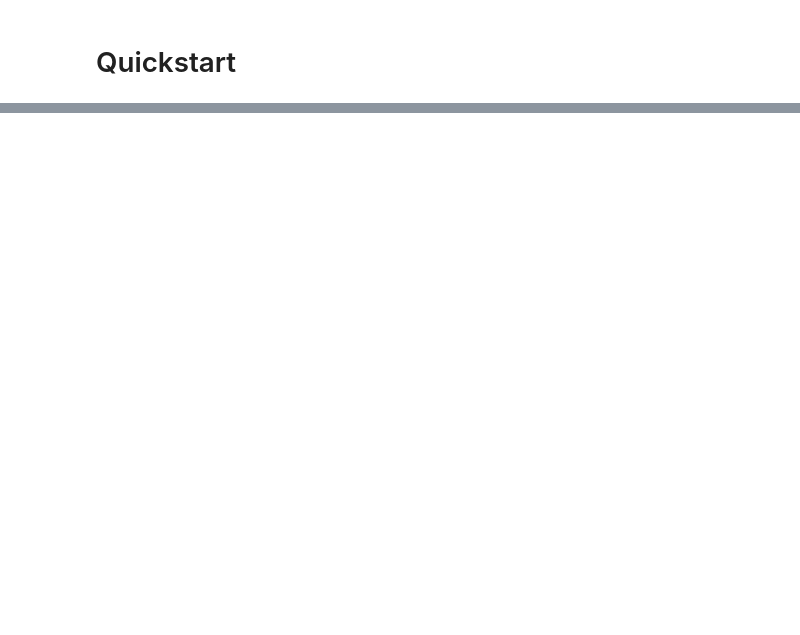
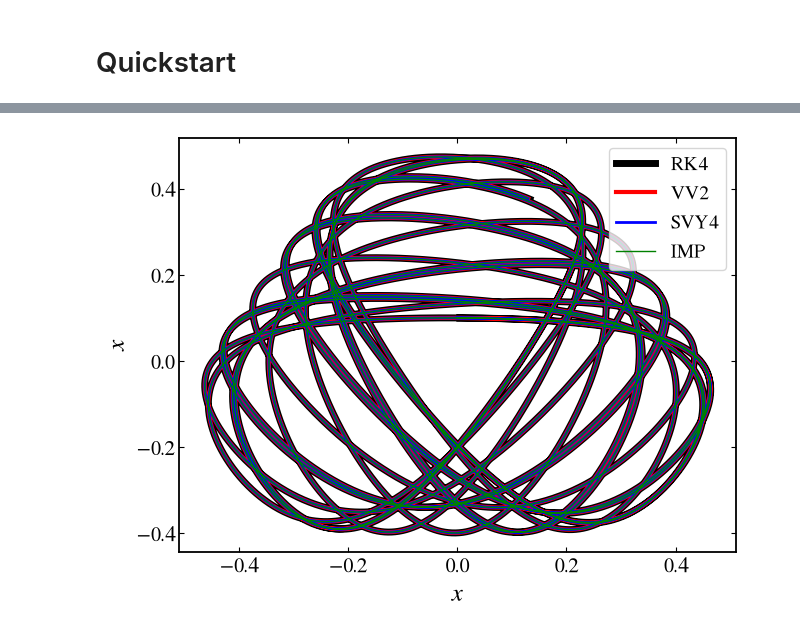
Before and after one commit to mrolims/pynamicalsys, a Jupyter notebook: docs/source/_static/hamiltonian_system_tutorial.ipynb, the cells around one changed output, grey strips where cells are left out. Drawn from its saved outputs; the diff is of its cells as text; code cells hidden in the pictures; blank space fills up the shorter version.

```diff
--- a/docs/source/_static/hamiltonian_system_tutorial.ipynb
+++ b/docs/source/_static/hamiltonian_system_tutorial.ipynb
@@ -73,0 +137,2 @@ plt.savefig(f"{path_figures}/henon_heiles_poincare_section.png", dpi=400)
+# %%
+traj_vv2 = ds.trajectory(q, p, total_time)
@@ -73,0 +160,38 @@ plt.savefig(f"{path_figures}/henon_heiles_poincare_section.png", dpi=400)
+# %%
+traj_svy4 = ds.trajectory(q, p, total_time)
+# %%
+# Using imp integrator
+ds.integrator("imp", time_step=time_step)
+
+# Total energy of the system
+E = 1 / 8
+
+# Total integration time
+total_time = 10000
+
+# Initial condition
+x = 0
+y = 0.1
+py = 0
+px = np.sqrt(2 * (E - x**2 * y + y**3 / 3) - x**2 - y**2 - py**2)
+q = np.array([x, y])
+p = np.array([px, py])
+# %%
+traj_imp = ds.trajectory(q, p, total_time)
+# %%
+ps = PlotStyler(fontsize=18)
+ps.apply_style()
+
+points_to_plot = 10000
+plt.plot(traj_rk4[:points_to_plot, 1], traj_rk4[:points_to_plot, 2], "k", lw=5, label="RK4")
+plt.plot(traj_vv2[:points_to_plot, 1], traj_vv2[:points_to_plot, 2], "r", lw=3, label="VV2")
+plt.plot(traj_svy4[:points_to_plot, 1], traj_svy4[:points_to_plot, 2], "b", lw=2, label="SVY4")
+plt.plot(traj_imp[:points_to_plot, 1], traj_imp[:points_to_plot, 2], "g", lw=1, label="IMP")
+plt.legend()
+plt.xlabel("$x$")
+plt.ylabel("$x$")
+
+plt.tight_layout(pad=0.2)
+plt.savefig(f"{path_figures}/henon_heiles_trajectory.png", dpi=400)
+# %% [output]
+[figure, added]
```
Also changed, not shown: parts of 20 cells of this notebook, 8 other files.
